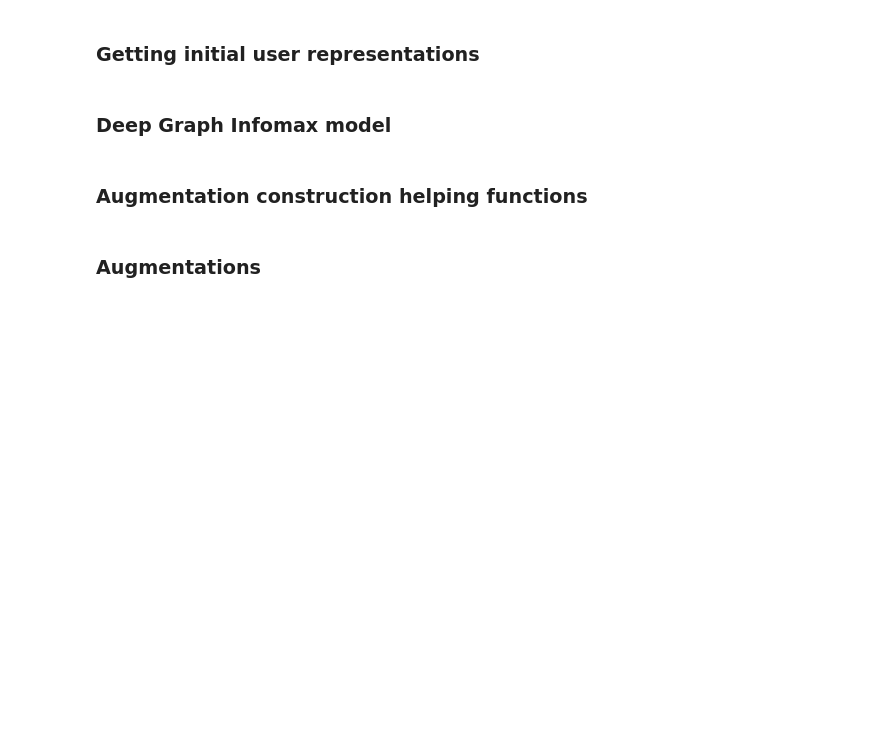
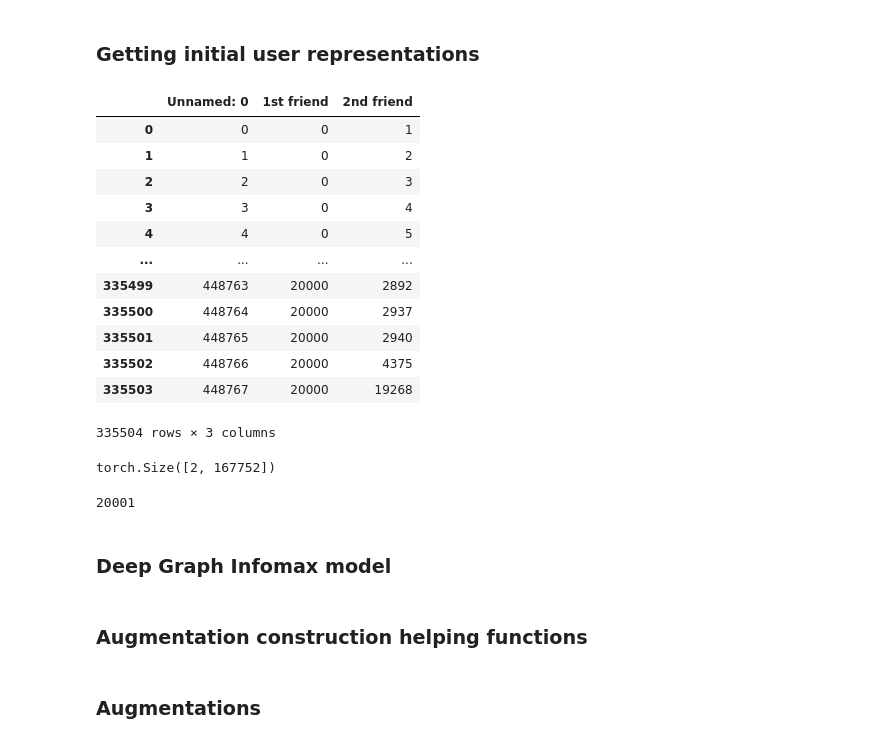
Before and after one commit to kultattiana/recsys-with-pre-training-stage, a Jupyter notebook: research/graph_pretrain_experiments.ipynb, the cells around one changed output. Cells and saved outputs as stored; diff of their text form; code cells hidden in the pictures; blank space fills up the shorter version.

```diff
--- a/research/graph_pretrain_experiments.ipynb
+++ b/research/graph_pretrain_experiments.ipynb
@@ -358,2 +382,18 @@ features = np.array(features)
 # %%
 dataset = Data(x=torch.tensor(features, dtype=torch.float), edge_index=torch.tensor(np.array(graph_edges).T, dtype=torch.int64))
+# %%
+friends
+# %% [output]
+|  | Unnamed: 0 | 1st friend | 2nd friend |
+| 0 | 0 | 0 | 1 |
+| 1 | 1 | 0 | 2 |
+| 2 | 2 | 0 | 3 |
+| 3 | 3 | 0 | 4 |
+| 4 | 4 | 0 | 5 |
+| ... | ... | ... | ... |
+| 335499 | 448763 | 20000 | 2892 |
+| 335500 | 448764 | 20000 | 2937 |
+| 335501 | 448765 | 20000 | 2940 |
+| 335502 | 448766 | 20000 | 4375 |
+| 335503 | 448767 | 20000 | 19268 |
+335504 rows × 3 columns
@@ -360,3 +406,11 @@ dataset = Data(x=torch.tensor(features, dtype=torch.float), edge_index=torch.ten
+# %%
+dataset.edge_index.shape
+# %% [output]
+torch.Size([2, 167752])
+# %%
+print(len(features))
+# %% [output]
+20001
 # %% [markdown]
 ### Deep Graph Infomax model
 # %%
```
Also changed, not shown: parts of 68 cells of this notebook, 43 other files.
